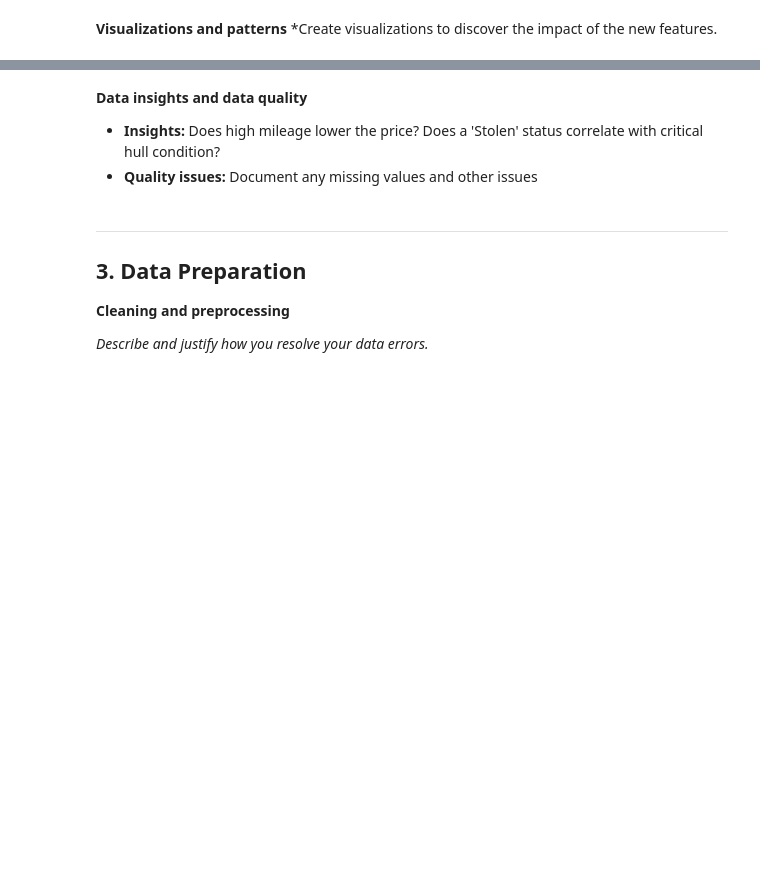
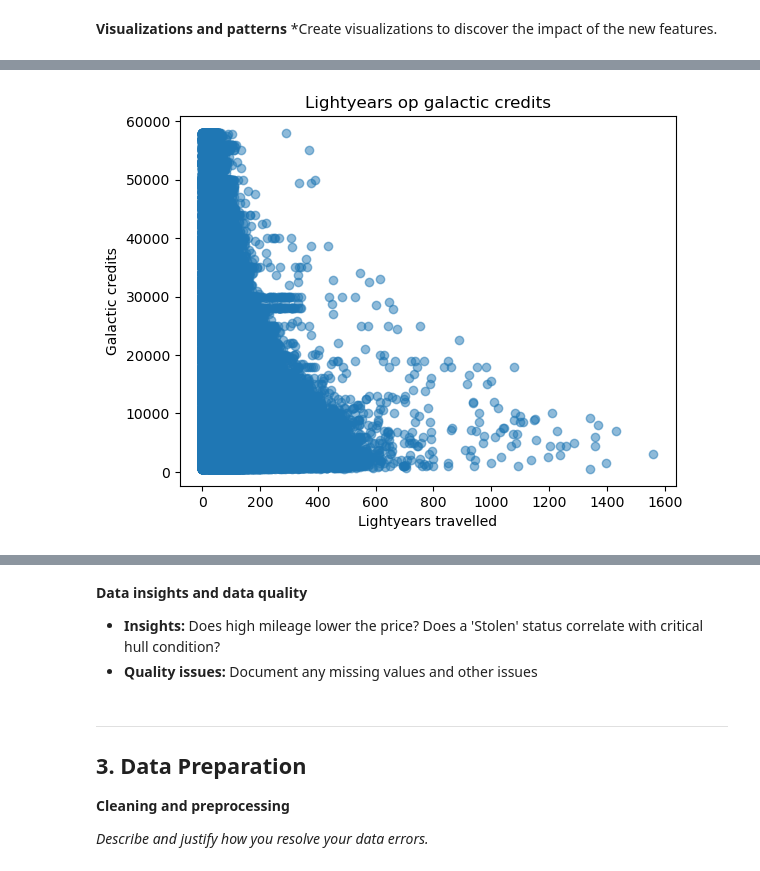
Before and after one commit to Jamie1111/DDD-Databazen-, a Jupyter notebook: assignment_template_it3.ipynb, the cells around one changed output, grey strips where cells are left out. Cells and saved outputs as stored; diff of their text form; code cells hidden in the pictures; blank space fills up the shorter version.

```diff
--- a/assignment_template_it3.ipynb
+++ b/assignment_template_it3.ipynb
@@ -112,2 +116,9 @@ df.describe()
 # %%
 # CODE CELL: Generate visualizations for the new features
+plt.scatter(df['Lightyears_Traveled'], df['Galactic_Credits'], alpha=0.5)
+plt.title('Lightyears op galactic credits')
+plt.xlabel('Lightyears travelled')
+plt.ylabel('Galactic credits')
+plt.show()
+# %% [output]
+[figure, added]
```
Also changed, not shown: parts of 11 cells of this notebook, 2 other files.
